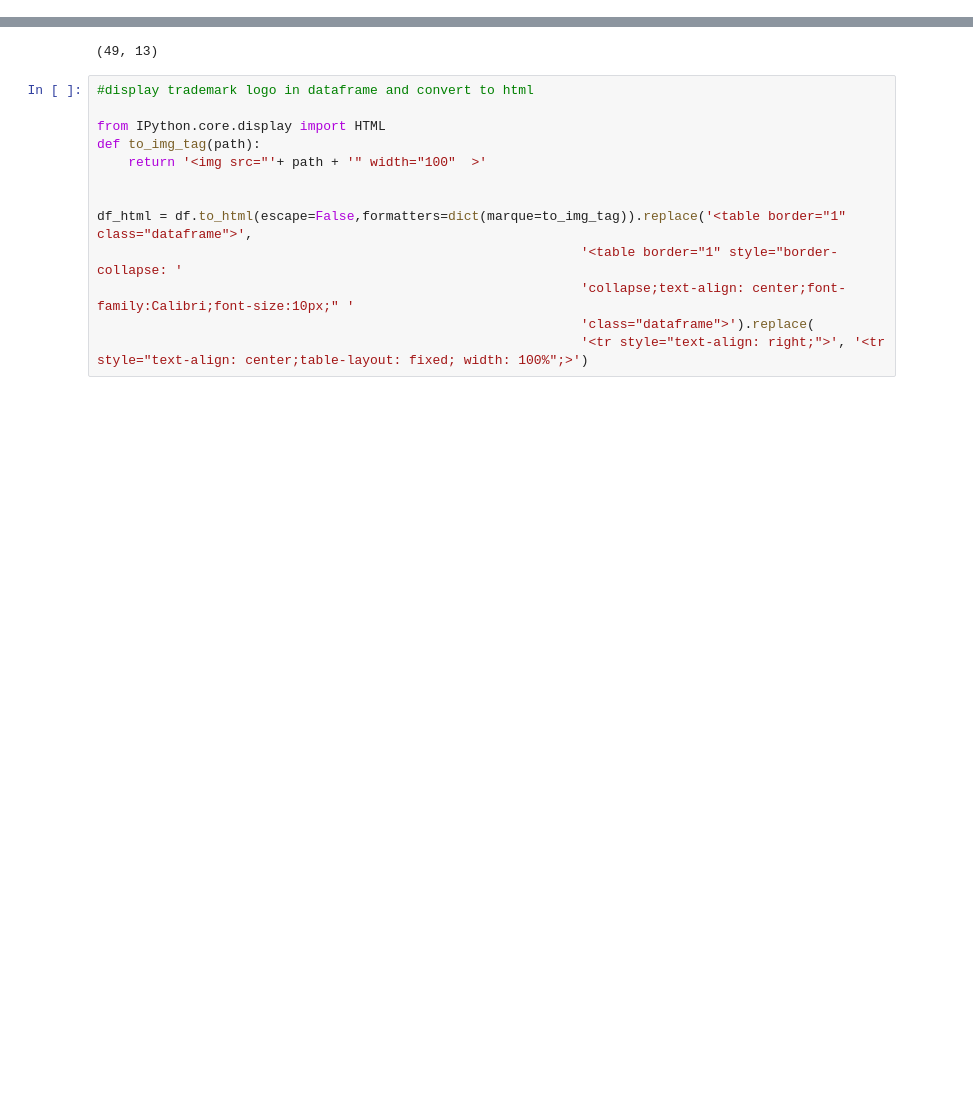
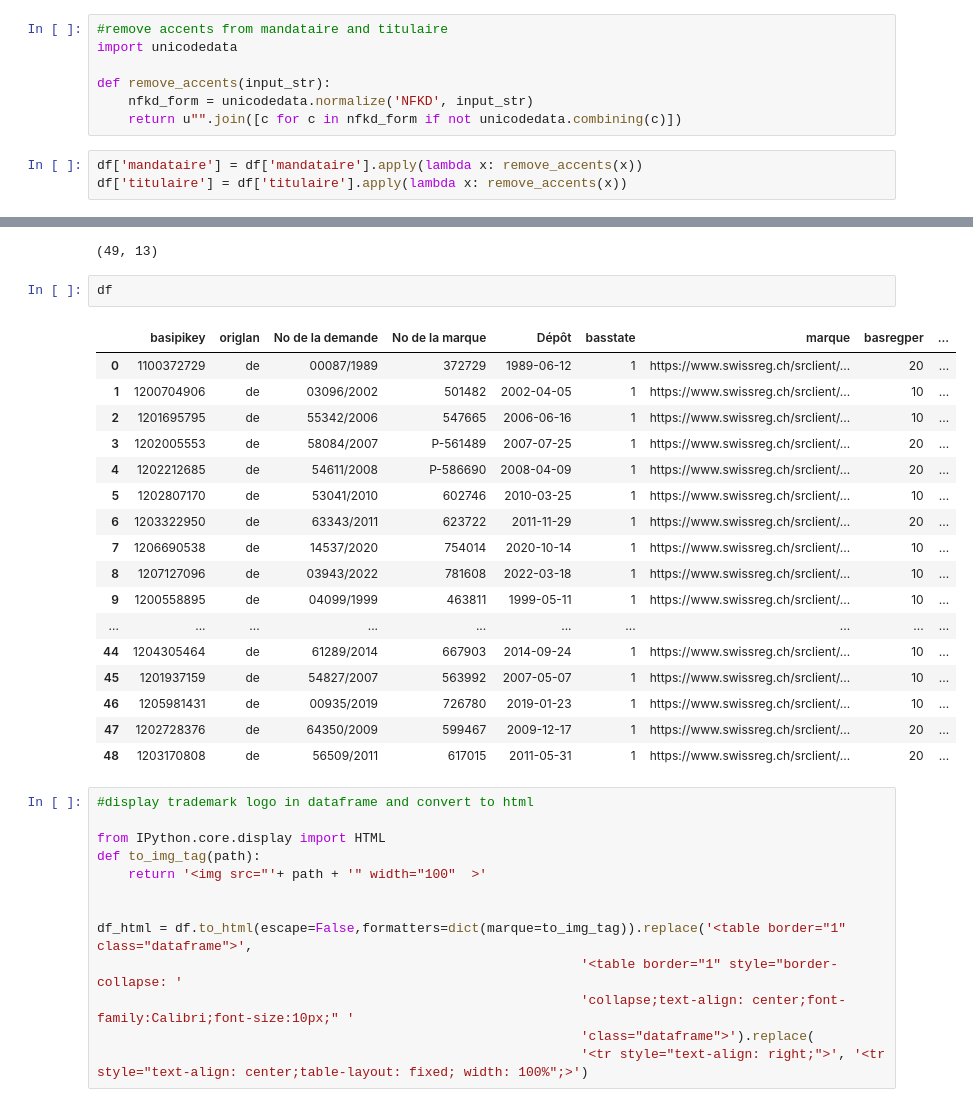
Before and after one commit to Enam88/AI_Projects, a Jupyter notebook: Soap_Python.ipynb, the cells around one changed output, grey strips where cells are left out. Drawn from its saved outputs; the diff is of its cells as text; blank space fills up the shorter version.

```diff
--- a/Soap_Python.ipynb
+++ b/Soap_Python.ipynb
@@ -247,11 +245,41 @@ df.head()
 | 2 | 1201695795 | de | 55342/2006 | 547665 | 2006-06-16 | 1 | https://www.swissreg.ch/srclient/... | 10 | ... |
 | 3 | 1202005553 | de | 58084/2007 | P-561489 | 2007-07-25 | 1 | https://www.swissreg.ch/srclient/... | 20 | ... |
 | 4 | 1202212685 | de | 54611/2008 | P-586690 | 2008-04-09 | 1 | https://www.swissreg.ch/srclient/... | 20 | ... |
+# %%
+#remove accents from mandataire and titulaire
+import unicodedata
+
+def remove_accents(input_str):
+    nfkd_form = unicodedata.normalize('NFKD', input_str)
+    return u"".join([c for c in nfkd_form if not unicodedata.combining(c)])
+# %%
+df['mandataire'] = df['mandataire'].apply(lambda x: remove_accents(x))
+df['titulaire'] = df['titulaire'].apply(lambda x: remove_accents(x))
 # %%
 #analyse dataframe
 df.shape
 # %% [output]
 (49, 13)
+# %%
+df
+# %% [output]
+|  | basipikey | origlan | No de la demande | No de la marque | Dépôt | basstate | marque | basregper | ... |
+| 0 | 1100372729 | de | 00087/1989 | 372729 | 1989-06-12 | 1 | https://www.swissreg.ch/srclient/... | 20 | ... |
+| 1 | 1200704906 | de | 03096/2002 | 501482 | 2002-04-05 | 1 | https://www.swissreg.ch/srclient/... | 10 | ... |
+| 2 | 1201695795 | de | 55342/2006 | 547665 | 2006-06-16 | 1 | https://www.swissreg.ch/srclient/... | 10 | ... |
+| 3 | 1202005553 | de | 58084/2007 | P-561489 | 2007-07-25 | 1 | https://www.swissreg.ch/srclient/... | 20 | ... |
+| 4 | 1202212685 | de | 54611/2008 | P-586690 | 2008-04-09 | 1 | https://www.swissreg.ch/srclient/... | 20 | ... |
+| 5 | 1202807170 | de | 53041/2010 | 602746 | 2010-03-25 | 1 | https://www.swissreg.ch/srclient/... | 10 | ... |
+| 6 | 1203322950 | de | 63343/2011 | 623722 | 2011-11-29 | 1 | https://www.swissreg.ch/srclient/... | 20 | ... |
+| 7 | 1206690538 | de | 14537/2020 | 754014 | 2020-10-14 | 1 | https://www.swissreg.ch/srclient/... | 10 | ... |
+| 8 | 1207127096 | de | 03943/2022 | 781608 | 2022-03-18 | 1 | https://www.swissreg.ch/srclient/... | 10 | ... |
+| 9 | 1200558895 | de | 04099/1999 | 463811 | 1999-05-11 | 1 | https://www.swissreg.ch/srclient/... | 10 | ... |
+| ... | ... | ... | ... | ... | ... | ... | ... | ... | ... |
+| 44 | 1204305464 | de | 61289/2014 | 667903 | 2014-09-24 | 1 | https://www.swissreg.ch/srclient/... | 10 | ... |
+| 45 | 1201937159 | de | 54827/2007 | 563992 | 2007-05-07 | 1 | https://www.swissreg.ch/srclient/... | 10 | ... |
+| 46 | 1205981431 | de | 00935/2019 | 726780 | 2019-01-23 | 1 | https://www.swissreg.ch/srclient/... | 10 | ... |
+| 47 | 1202728376 | de | 64350/2009 | 599467 | 2009-12-17 | 1 | https://www.swissreg.ch/srclient/... | 20 | ... |
+| 48 | 1203170808 | de | 56509/2011 | 617015 | 2011-05-31 | 1 | https://www.swissreg.ch/srclient/... | 20 | ... |
 # %%
 #display trademark logo in dataframe and convert to html
 
```
Also changed, not shown: parts of 3 cells of this notebook.
